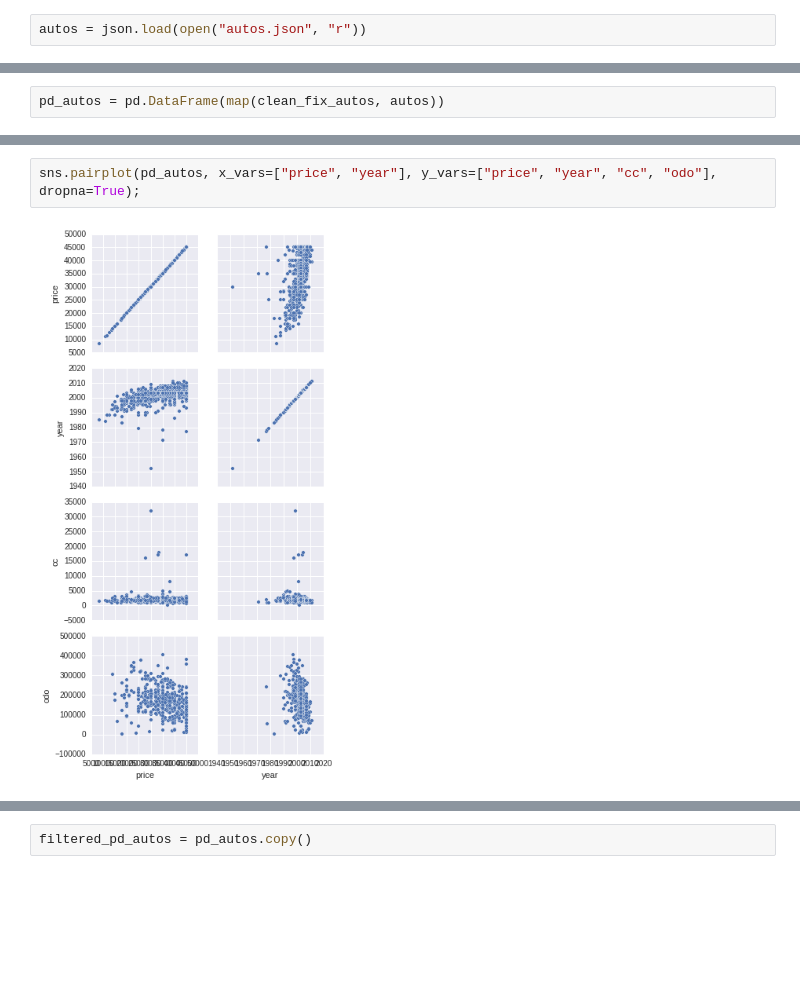
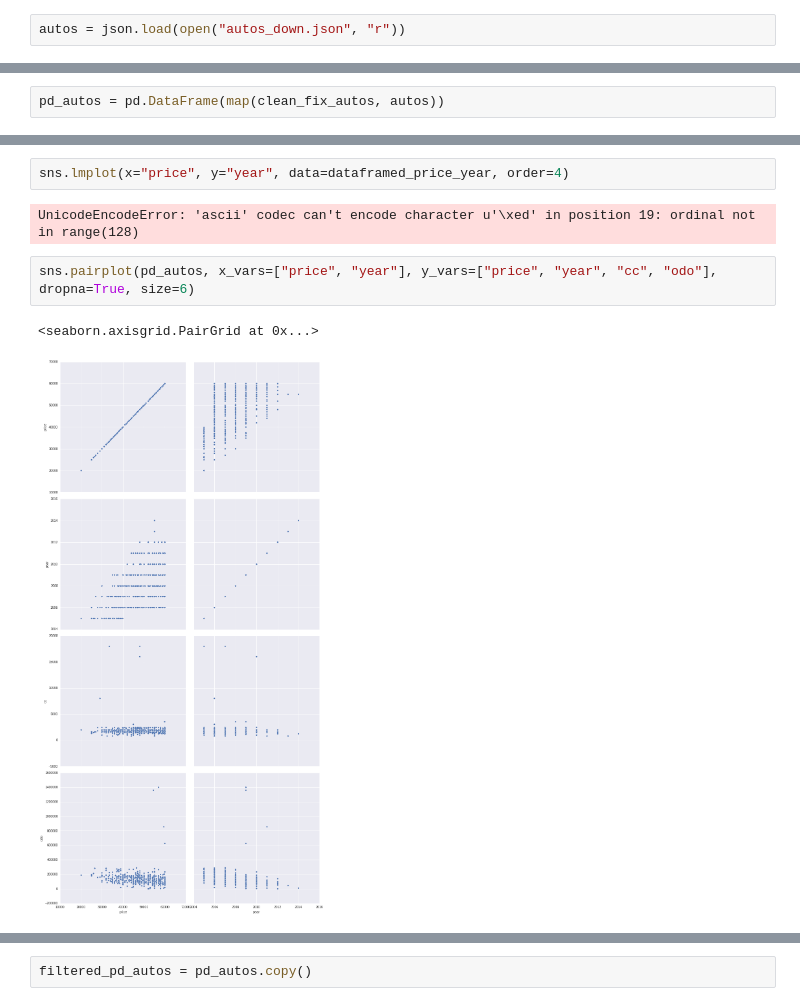
Before and after one commit to tian2992/auto_find_gt, a Jupyter notebook: auto_scraper/car_analysis.ipynb, the cells around one changed output, grey strips where cells are left out. Cells and saved outputs as stored; diff of their text form; blank space fills up the shorter version.

```diff
--- a/auto_scraper/car_analysis.ipynb
+++ b/auto_scraper/car_analysis.ipynb
@@ -2,7 +2,7 @@
 import json
 import re
 # %%
-autos = json.load(open("autos.json", "r"))
+autos = json.load(open("autos_down.json", "r"))
 # %%
 pri = re.compile(r"""[.]* Q.(\d*,\d*.\d{2})""")
 num = re.compile(r"""(\d+)""")
@@ -119,5 +121,10 @@ pd_autos
+# %%
+sns.lmplot(x="price", y="year", data=dataframed_price_year, order=4)
+# %% [output]
+UnicodeEncodeError: 'ascii' codec can't encode character u'\xed' in position 19: ordinal not in range(128)
 # %%
-sns.pairplot(pd_autos, x_vars=["price", "year"], y_vars=["price", "year", "cc", "odo"], dropna=True);
+sns.pairplot(pd_autos, x_vars=["price", "year"], y_vars=["price", "year", "cc", "odo"], dropna=True, size=6)
 # %% [output]
+<seaborn.axisgrid.PairGrid at 0x...>
-[figure, old version]
+[figure, new version]
 # %%
```
Also changed, not shown: parts of 30 cells of this notebook, 6 other files.
